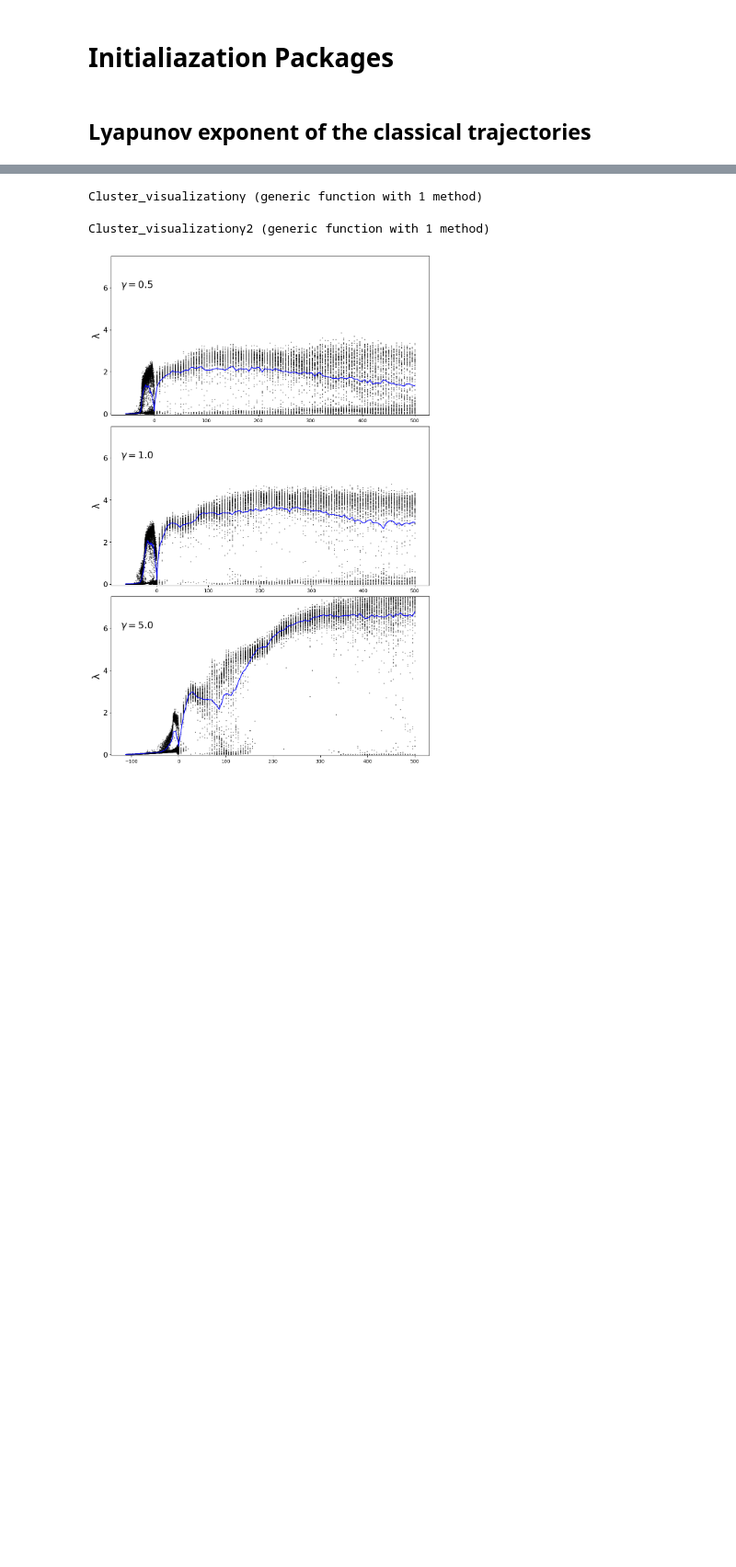
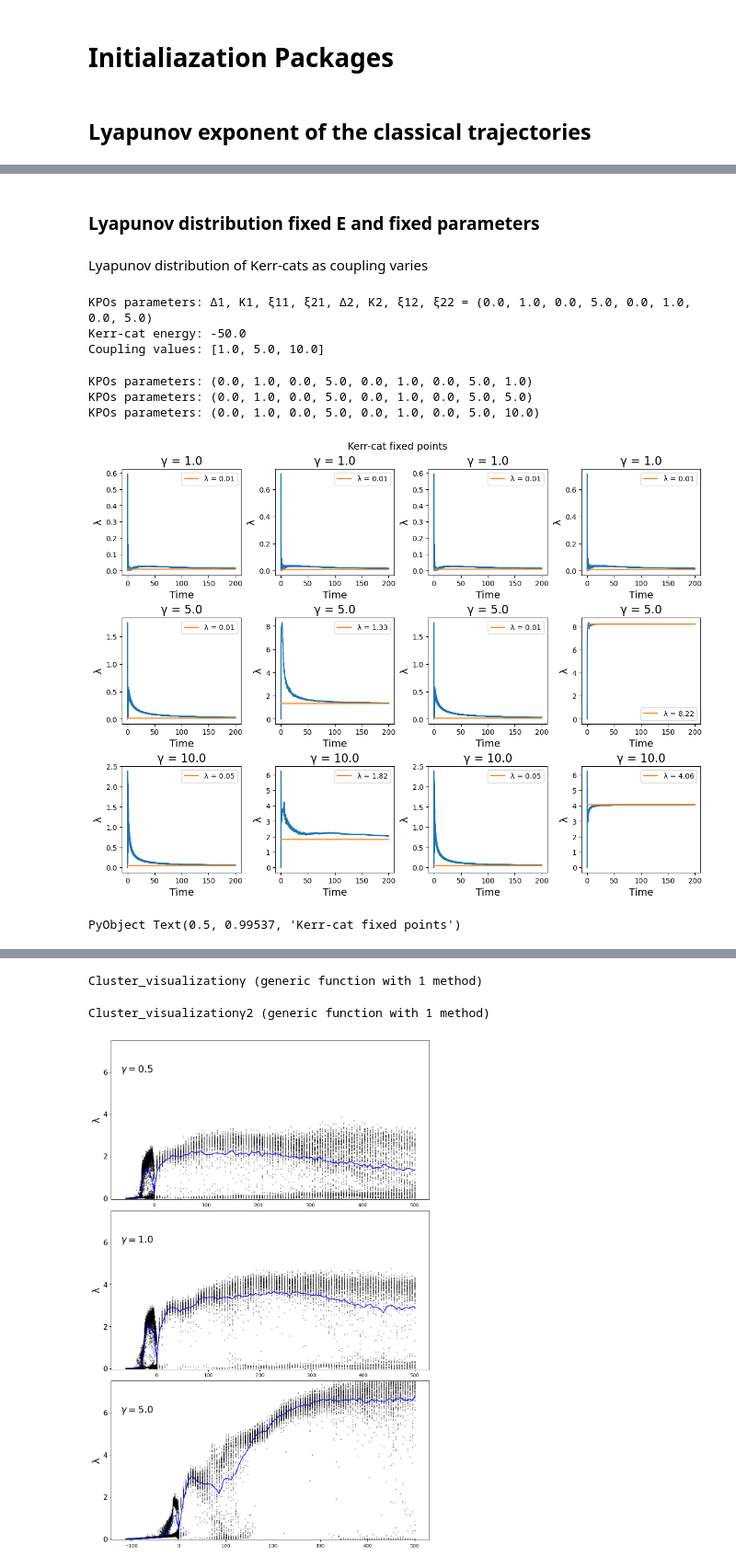
Before and after one commit to edsonsignor/Coupled_KPOs, a Jupyter notebook: notebooks/Classical_Lyapunov.ipynb, the cells around one changed output, grey strips where cells are left out. Shown at 92% size. Cells and saved outputs as stored; diff of their text form; code cells hidden in the pictures; blank space fills up the shorter version.

```diff
--- a/notebooks/Classical_Lyapunov.ipynb
+++ b/notebooks/Classical_Lyapunov.ipynb
@@ -19,0 +105,48 @@ using .Classical_KPOs
+# %% [markdown]
+### Lyapunov distribution fixed E and fixed parameters
+# %% [markdown]
+Lyapunov distribution of Kerr-cats as coupling varies
+# %%
+#KPOs parameters
+Δ1, K1, ξ11, ξ21, Δ2, K2, ξ12, ξ22 = 0., 1., 0., 5., 0., 1., 0., 5.
+println("KPOs parameters: Δ1, K1, ξ11, ξ21, Δ2, K2, ξ12, ξ22 = ", (Δ1, K1, ξ11, ξ21, Δ2, K2, ξ12, ξ22))
+roots_,E_cl, λs, s_λs = Classical_KPOs.crit_energies((Δ1, K1, ξ11, ξ21, Δ2, K2, ξ12, ξ22, 0.), 10)
+E_cat = E_cl[1]
+min_ics = 100
+println("Kerr-cat energy: ", E_cat)
+γs = [1.0, 5.0, 10.0]
+println("Coupling values: ", γs)
+# %% [output]
+KPOs parameters: Δ1, K1, ξ11, ξ21, Δ2, K2, ξ12, ξ22 = (0.0, 1.0, 0.0, 5.0, 0.0, 1.0, 0.0, 5.0)
+Kerr-cat energy: -50.0
+Coupling values: [1.0, 5.0, 10.0]
+# %%
+fig = figure(figsize=(12,9), layout= "constrained")
+gs = fig.add_gridspec(3,4)
+element(i,j) = get(gs, (i,j)) # starts at 0 to N-1
+slice(i,j) = pycall(pybuiltin("slice"), PyObject, i,j)
+N = Int(2e5) #number of time steps for the Lyapunov calculation
+Δt = 1e-3 #smallest time inteval for the Lapunov calculation
+err= 1e-3 #tolerance for the Lyapunov calculation
+
+for j in 1:length(γs)
+    p = Δ1, K1, ξ11, ξ21, Δ2, K2, ξ12, ξ22, γs[j]
+    println("KPOs parameters: ", p)
+    for i in 1:4
+        ax = fig.add_subplot(element(j-1,i-1))
+        λ_max, λ_t = Lyapunov_max(roots_[i], p, N, Δt, err)
+        plot(range(0, N*Δt, length=N), λ_t, "-")
+        plot(range(0, N*Δt, length=N), range(λ_max,λ_max, length=N), "-", label="λ = $(round(λ_max, digits=2))")
+        xlabel("Time", fontsize=14)
+        ylabel("λ", fontsize=14)
+        title("γ = $(p[9])", fontsize=16)
+        legend()
+    end
+end
+fig.suptitle("Kerr-cat fixed points",fontsize=14)
+# %% [output]
+KPOs parameters: (0.0, 1.0, 0.0, 5.0, 0.0, 1.0, 0.0, 5.0, 1.0)
+KPOs parameters: (0.0, 1.0, 0.0, 5.0, 0.0, 1.0, 0.0, 5.0, 5.0)
+KPOs parameters: (0.0, 1.0, 0.0, 5.0, 0.0, 1.0, 0.0, 5.0, 10.0)
+[figure, added]
+PyObject Text(0.5, 0.99537, 'Kerr-cat fixed points')
```
Also changed, not shown: parts of 10 cells of this notebook, 6 other files.
